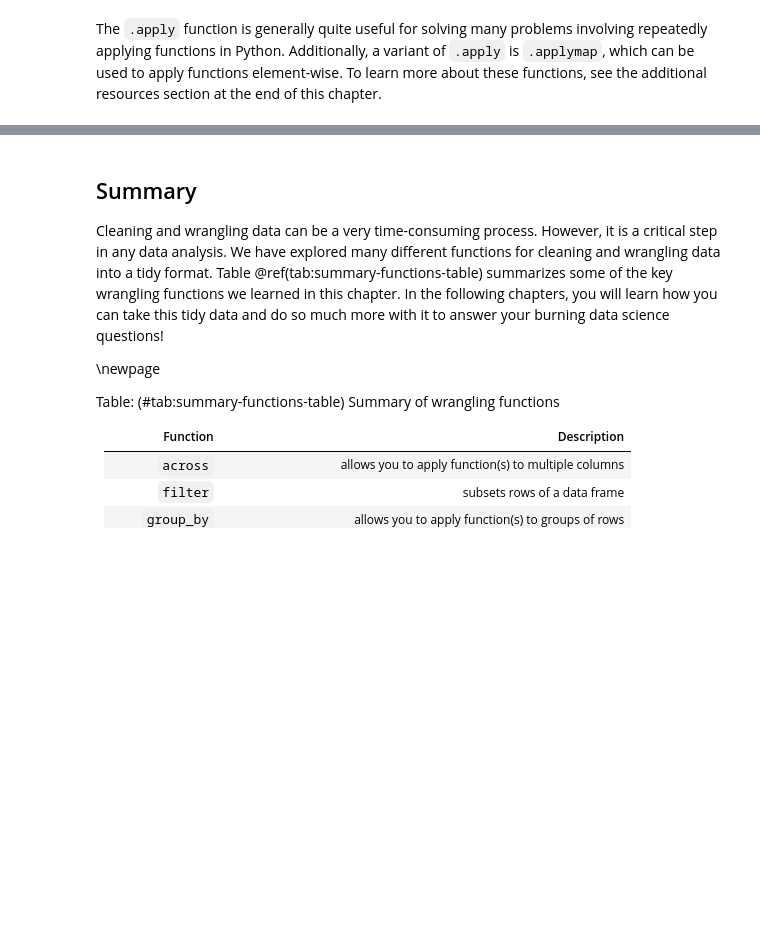
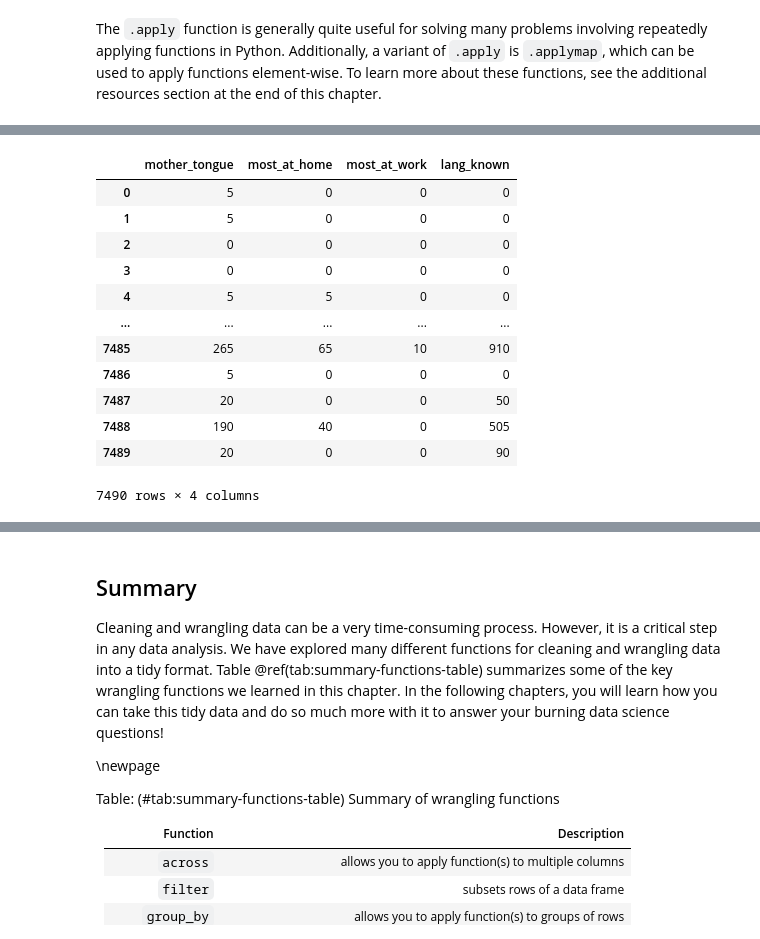
Before and after one commit to UBC-DSCI/introduction-to-datascience-python, a Jupyter notebook: source/wrangling.ipynb, the cells around one changed output, grey strips where cells are left out. Saved outputs shown, nothing was run; the diff lists cells and outputs as text; code cells hidden in the pictures; blank space fills up the shorter version.

```diff
--- a/source/wrangling.ipynb
+++ b/source/wrangling.ipynb
@@ -2250,0 +2259,16 @@ region_lang |>
+# %%
+region_lang.iloc[:, 3:]
+# %% [output]
+|  | mother_tongue | most_at_home | most_at_work | lang_known |
+| 0 | 5 | 0 | 0 | 0 |
+| 1 | 5 | 0 | 0 | 0 |
+| 2 | 0 | 0 | 0 | 0 |
+| 3 | 0 | 0 | 0 | 0 |
+| 4 | 5 | 5 | 0 | 0 |
+| ... | ... | ... | ... | ... |
+| 7485 | 265 | 65 | 10 | 910 |
+| 7486 | 5 | 0 | 0 | 0 |
+| 7487 | 20 | 0 | 0 | 50 |
+| 7488 | 190 | 40 | 0 | 505 |
+| 7489 | 20 | 0 | 0 | 90 |
+7490 rows × 4 columns
```
Also changed, not shown: parts of 20 cells of this notebook, 2 other files.
